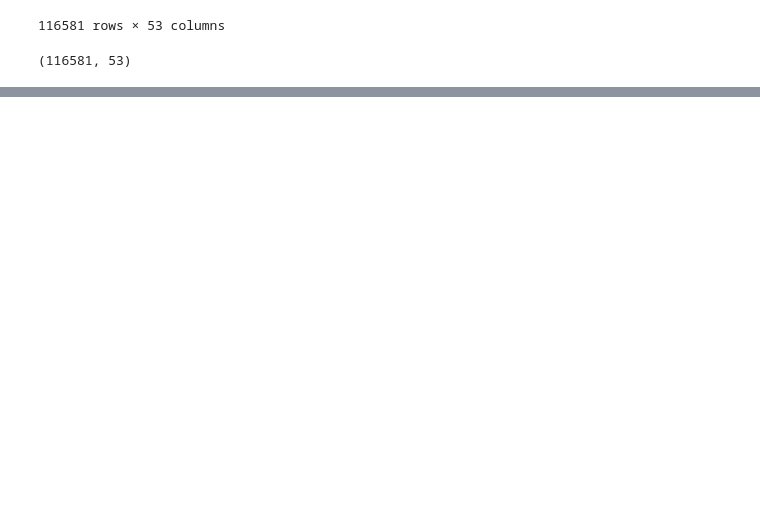
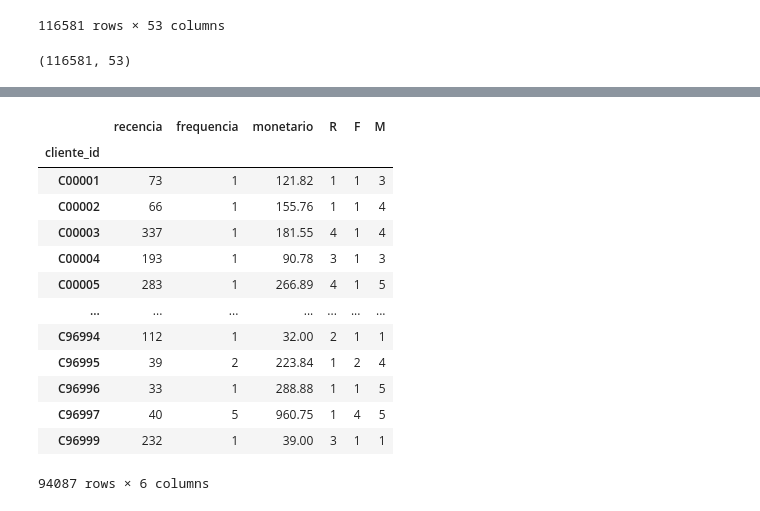
Before and after one commit to jaimejrs/bootcamp_digital_college_070126, a Jupyter notebook: analise.ipynb, the cells around one changed output, grey strips where cells are left out. Saved outputs shown, nothing was run; the diff lists cells and outputs as text; code cells hidden in the pictures; blank space fills up the shorter version.

```diff
--- a/analise.ipynb
+++ b/analise.ipynb
@@ -91,0 +174,3 @@ See the caveats in the documentation: https://pandas.pydata.org/pandas-docs/stab
+# %%
+df_agregado['R'] = r_groups
+df_agregado
@@ -91,0 +192,4 @@ See the caveats in the documentation: https://pandas.pydata.org/pandas-docs/stab
+# %%
+f_groups = pd.cut(df_agregado['frequencia'],
+                  bins=[0,1,2,4,8, float('inf')], labels=range(1,6))
+f_groups
@@ -91,0 +211,3 @@ See the caveats in the documentation: https://pandas.pydata.org/pandas-docs/stab
+# %%
+df_agregado['F'] = f_groups
+df_agregado
@@ -91,0 +241,3 @@ See the caveats in the documentation: https://pandas.pydata.org/pandas-docs/stab
+# %%
+m_groups = pd.qcut(df_agregado['monetario'], q=5, labels=range(1,6))
+m_groups
@@ -91,0 +259,18 @@ See the caveats in the documentation: https://pandas.pydata.org/pandas-docs/stab
+# %%
+df_agregado['M'] = m_groups
+df_agregado
+# %% [output]
+|  | recencia | frequencia | monetario | R | F | M |
+| cliente_id |  |  |  |  |  |  |
+| C00001 | 73 | 1 | 121.82 | 1 | 1 | 3 |
+| C00002 | 66 | 1 | 155.76 | 1 | 1 | 4 |
+| C00003 | 337 | 1 | 181.55 | 4 | 1 | 4 |
+| C00004 | 193 | 1 | 90.78 | 3 | 1 | 3 |
+| C00005 | 283 | 1 | 266.89 | 4 | 1 | 5 |
+| ... | ... | ... | ... | ... | ... | ... |
+| C96994 | 112 | 1 | 32.00 | 2 | 1 | 1 |
+| C96995 | 39 | 2 | 223.84 | 1 | 2 | 4 |
+| C96996 | 33 | 1 | 288.88 | 1 | 1 | 5 |
+| C96997 | 40 | 5 | 960.75 | 1 | 4 | 5 |
+| C96999 | 232 | 1 | 39.00 | 3 | 1 | 1 |
+94087 rows × 6 columns
```
Also changed, not shown: parts of 35 cells of this notebook.
